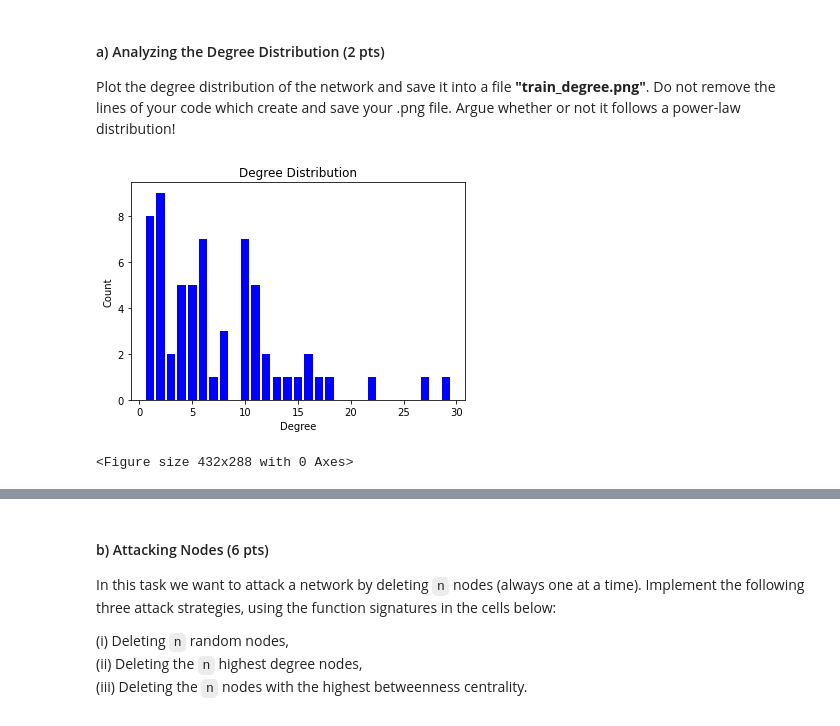
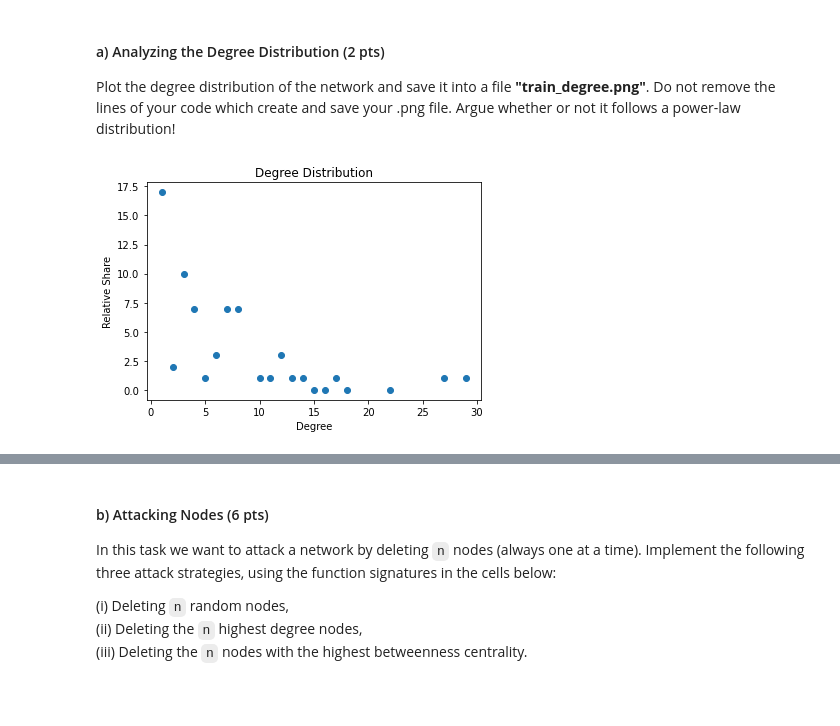
Before and after one commit to sunwen0120/social_network, a Jupyter notebook: homework_2/wen_sun_homeassignment2.ipynb, the cells around one changed output, grey strips where cells are left out. Cells and saved outputs as stored; diff of their text form; code cells hidden in the pictures.

```diff
--- a/homework_2/wen_sun_homeassignment2.ipynb
+++ b/homework_2/wen_sun_homeassignment2.ipynb
@@ -99,22 +99,16 @@ Plot the degree distribution of the network and save it into a file **"train_deg
 # %%
 import collections
 from matplotlib import pyplot as plt
 degrees = list(dict(nx.degree(G)).values())
 
-degreeCount = collections.Counter(degrees)
-deg, cnt= zip(*degreeCount.items())
+hist = np.histogram(degrees, bins = len(set(degrees)))[0]
+d = np.unique(degrees)
 
-plt.bar(deg, cnt, width=0.80, color="b")
-
+plt.scatter(d, hist, marker='o')
 plt.title("Degree Distribution")
-plt.ylabel("Count")
 plt.xlabel("Degree")
-
+plt.ylabel("Relative Share")
 plt.show()
 plt.savefig("train_degree.png")
-
-
-# cite: https://networkx.org/documentation/stable/auto_examples/drawing/plot_degree_histogram.html
 # %% [output]
-[figure, old version]
+[figure, new version]
-<Figure size 432x288 with 0 Axes>
```
Also changed, not shown: parts of 14 cells of this notebook, 2 other files.
